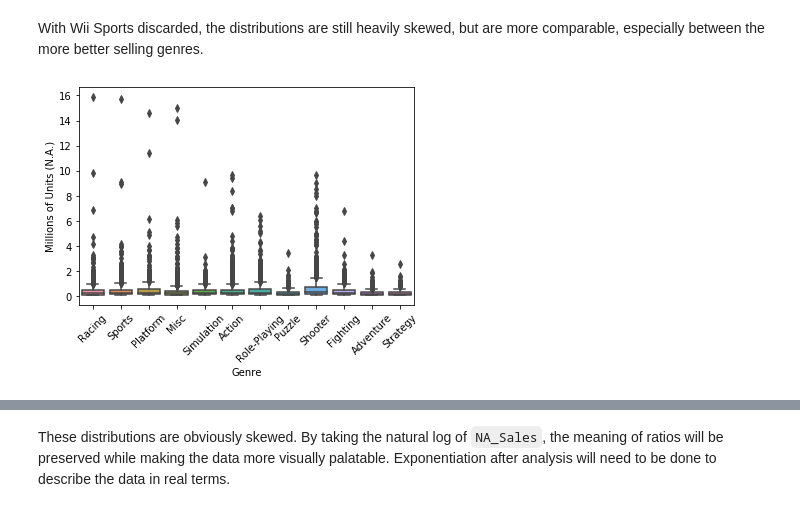
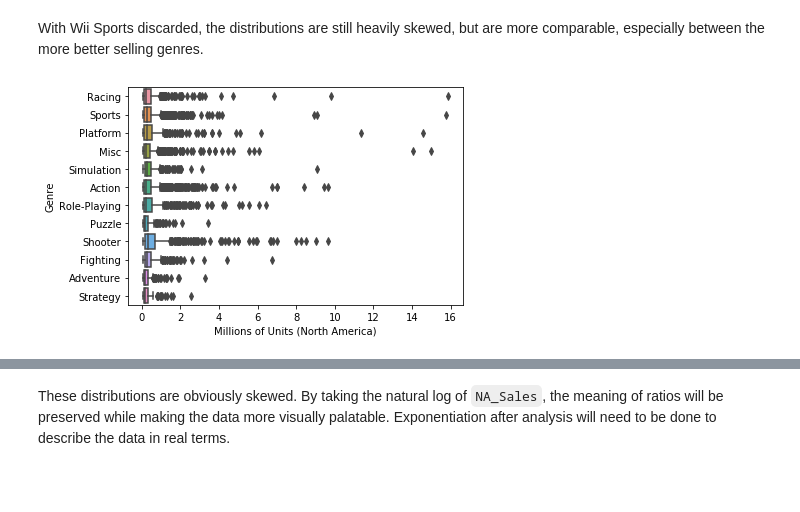
Before and after one commit to DJGump/game_sales_analysis, a Jupyter notebook: vg_sales_analysis_testing_dgump.ipynb, the cells around one changed output, grey strips where cells are left out. Cells and saved outputs as stored; diff of their text form; code cells hidden in the pictures; blank space fills up the shorter version.

```diff
--- a/vg_sales_analysis_testing_dgump.ipynb
+++ b/vg_sales_analysis_testing_dgump.ipynb
@@ -242,12 +242,12 @@ vg_00_10.head()
 # %% [markdown]
 With Wii Sports discarded, the distributions are still heavily skewed, but are more comparable, especially between the more better selling genres.
 # %%
-boxplots = sns.boxplot("Genre", "NA_Sales", data=vg_00_10)
-boxplots.set(ylabel="Millions of Units (N.A.)")
-boxplots.set_xticklabels(boxplots.get_xticklabels(), rotation=45)
+boxplots = sns.boxplot("NA_Sales", "Genre", data=vg_00_10)
+boxplots.set(xlabel="Millions of Units (North America)")
+# boxplots.set_xticklabels(boxplots.get_xticklabels(), rotation=45)
 plt.show()
 # %% [output]
-[figure, old version]
+[figure, new version]
 [interactive output not drawn]
 # %% [markdown]
 These distributions are obviously skewed. By taking the natural log of `NA_Sales`, the meaning of ratios will be preserved while making the data  more visually palatable. Exponentiation after analysis will need to be done to describe the data in real terms.
```
Also changed, not shown: parts of 6 cells of this notebook, 3 other files.
